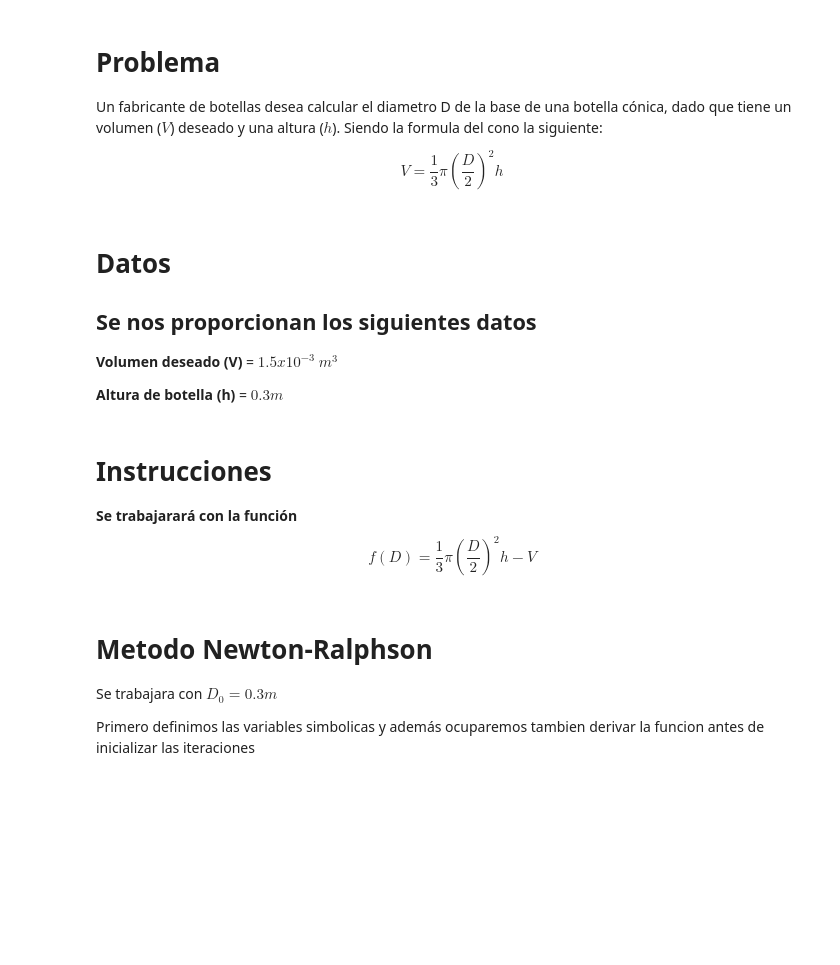
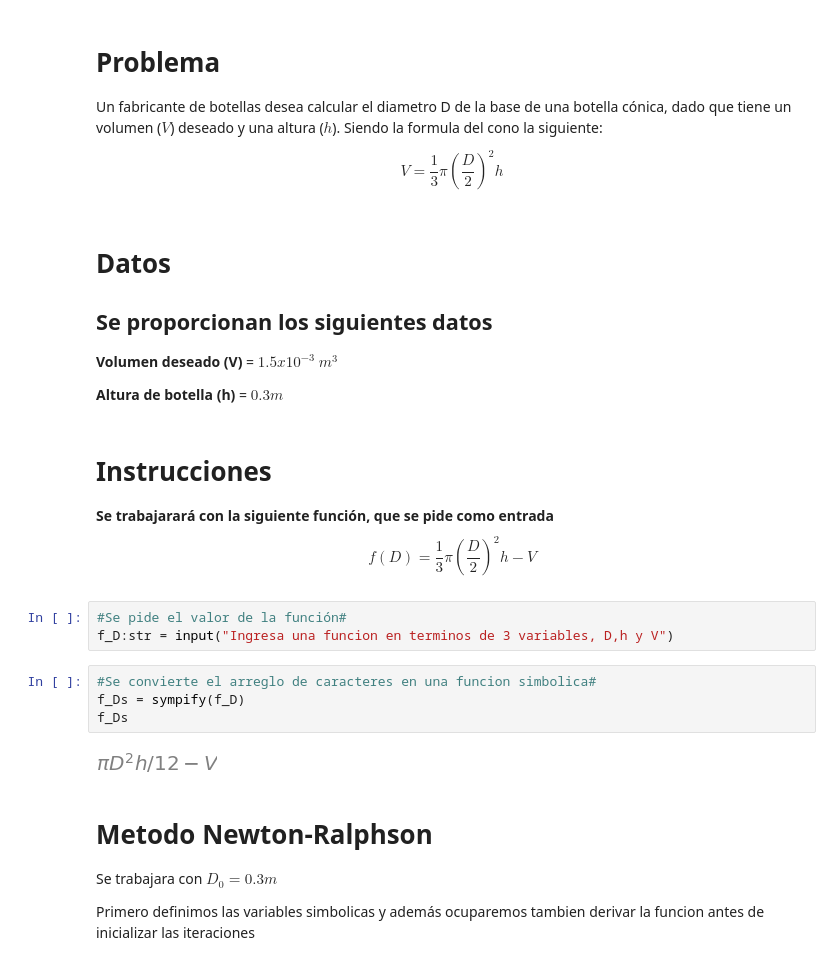
Before and after one commit to SM0NKY/Newton-Ralphson-Secante, a Jupyter notebook: Newton_R_S.ipynb, the cells around one changed output. Drawn from its saved outputs; the diff is of its cells as text; blank space fills up the shorter version.

```diff
--- a/Newton_R_S.ipynb
+++ b/Newton_R_S.ipynb
@@ -11,7 +11,7 @@ Un fabricante de botellas desea calcular el diametro D de la base de una botella
 $$V = \frac{1}{3} \pi (\frac{D}{2})^2 h$$
 # %% [markdown]
 # Datos
-## Se nos proporcionan los siguientes datos
+## Se proporcionan los siguientes datos
 
 **Volumen deseado (V)** = $1.5x10^{-3}$ $m^3$
 
@@ -19,8 +19,17 @@ $$V = \frac{1}{3} \pi (\frac{D}{2})^2 h$$
 # %% [markdown]
 # Instrucciones
 
-**Se trabajarará con la función**
+**Se trabajarará con la siguiente función, que se pide como entrada**
 $$ f(D) = \frac{1}{3} \pi (\frac{D}{2})^2 h - V$$
+# %%
+#Se pide el valor de la función#
+f_D:str = input("Ingresa una funcion en terminos de 3 variables, D,h y V")
+# %%
+#Se convierte el arreglo de caracteres en una funcion simbolica#
+f_Ds = sympify(f_D)
+f_Ds
+# %% [output]
+[figure, added]
 # %% [markdown]
 # Metodo Newton-Ralphson
 
```
Also changed, not shown: parts of 16 cells of this notebook.
